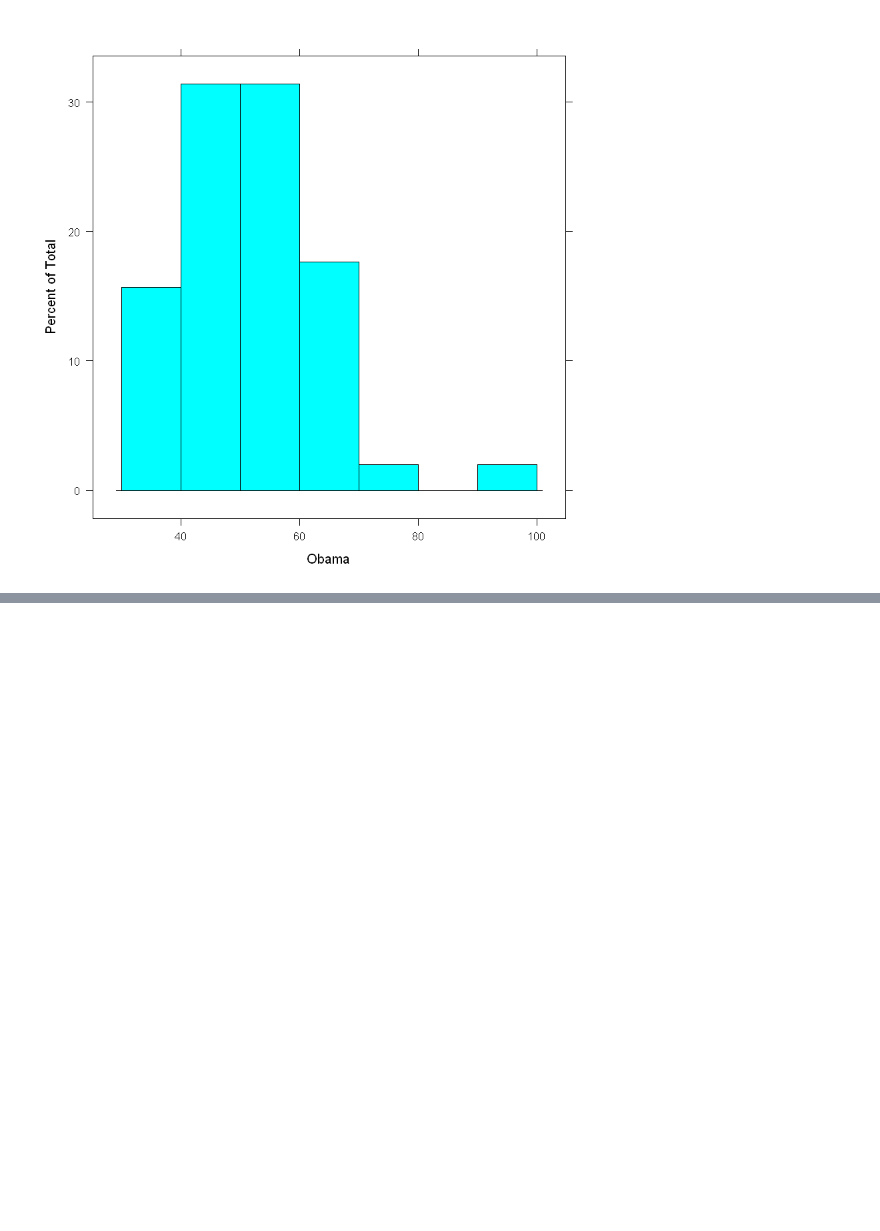
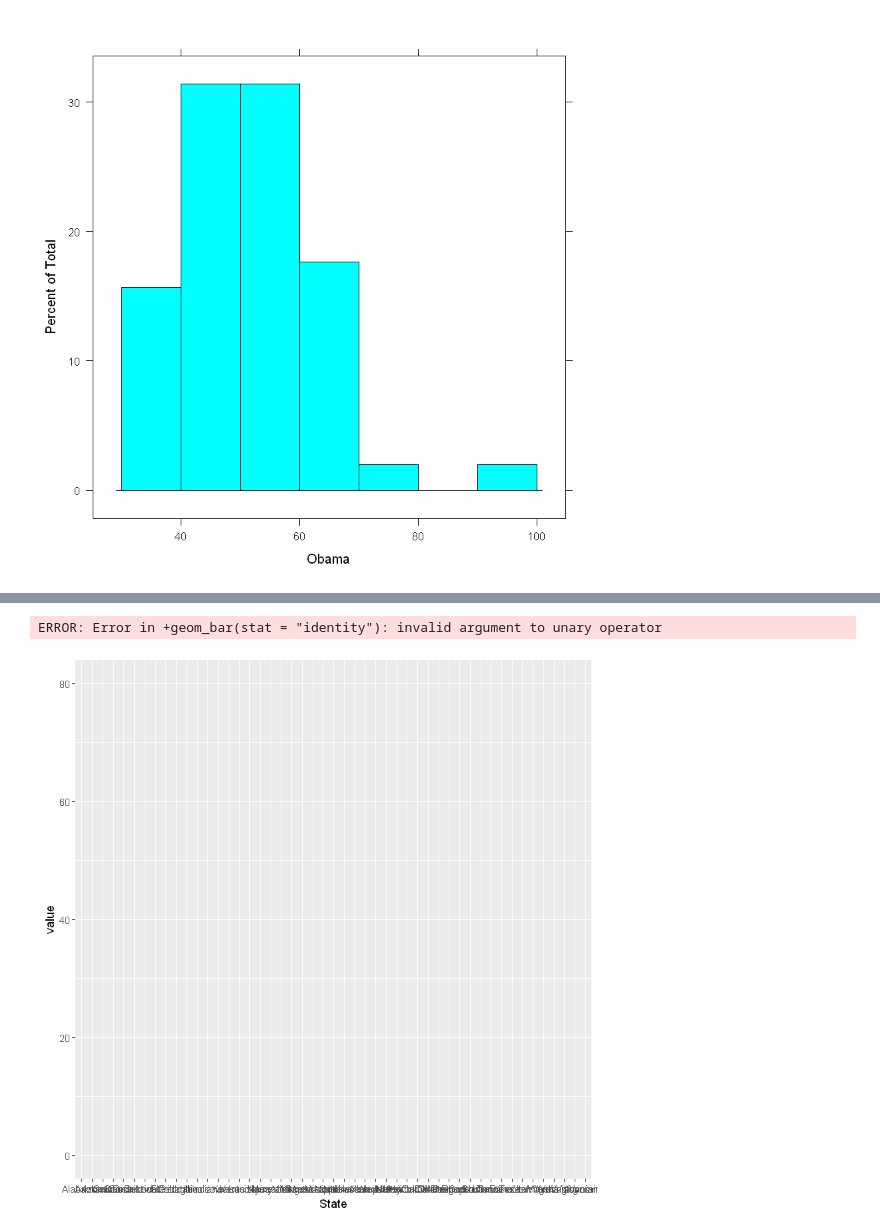
Before and after one commit to khanhnguyendata/learning-R, a Jupyter notebook: 14-Exploring_and_visualizing/14.ipynb, the cells around one changed output, grey strips where cells are left out. Cells and saved outputs as stored; diff of their text form; code cells hidden in the pictures; blank space fills up the shorter version.

```diff
--- a/14-Exploring_and_visualizing/14.ipynb
+++ b/14-Exploring_and_visualizing/14.ipynb
@@ -52,0 +139,9 @@ histogram(~Obama, obama_vs_mccain, breaks = 5)
+# %%
+religions_long <- melt(ovm, id.vars='State', measure.vars=c('Catholic', 'Protestant',
+                                         'Non.religious', 'Other'))
+# %%
+ggplot(religions_long, aes(State, value))
++ geom_bar(stat='identity')
+# %% [output]
+ERROR: Error in +geom_bar(stat = "identity"): invalid argument to unary operator
+[figure, added]
```
Also changed, not shown: parts of 32 cells of this notebook, 1 other file.
